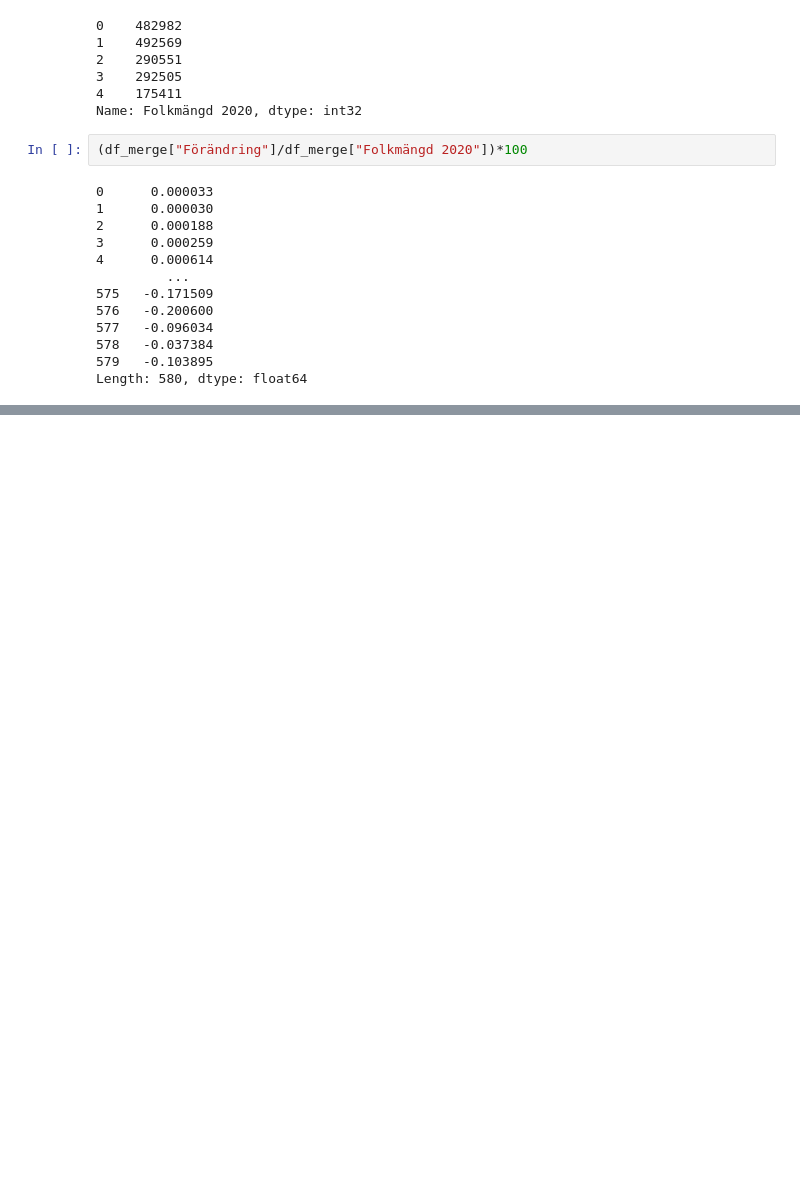
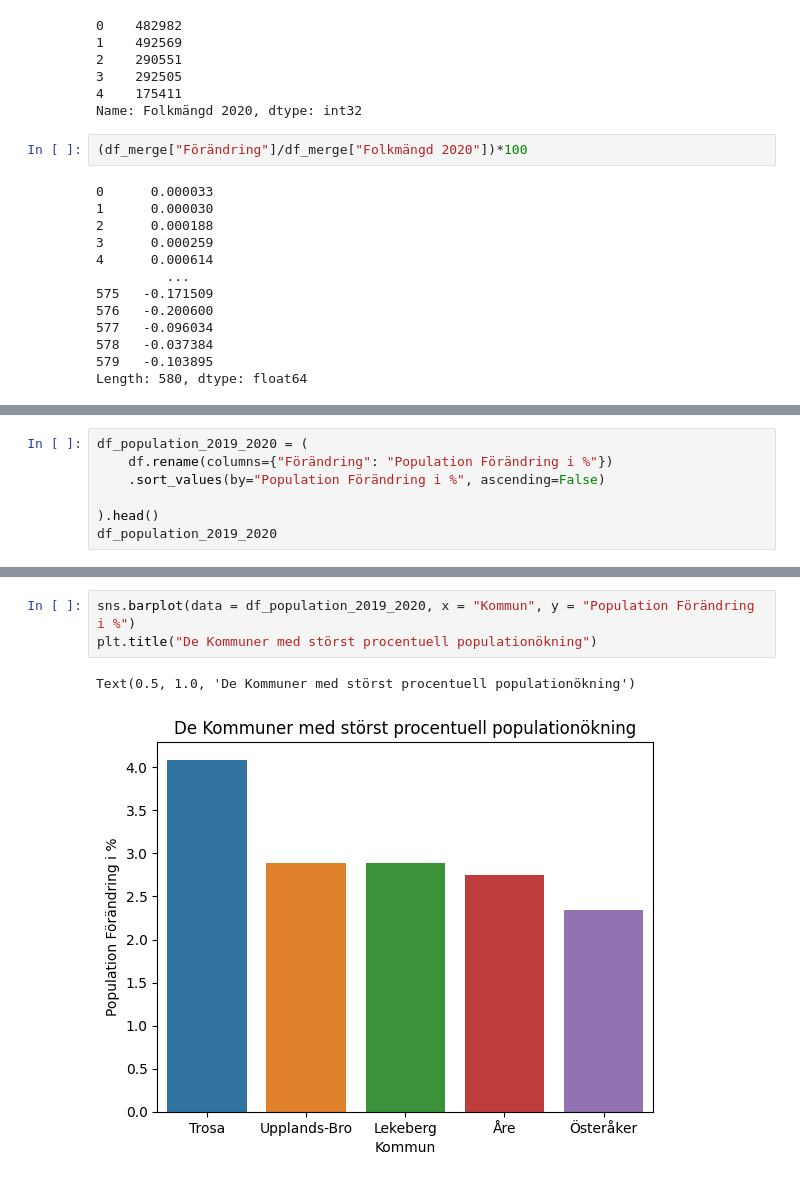
Before and after one commit to VineelaNedunuri/Databehandling-Vineela-Nedunuri, a Jupyter notebook: Exercises/E00_pandas_basic_syntax.ipynb, the cells around one changed output, grey strips where cells are left out. Saved outputs shown, nothing was run; the diff lists cells and outputs as text; blank space fills up the shorter version.

```diff
--- a/Exercises/E00_pandas_basic_syntax.ipynb
+++ b/Exercises/E00_pandas_basic_syntax.ipynb
@@ -637,0 +614,7 @@ df_merge
+# %%
+df_population_2019_2020 = (
+    df.rename(columns={"Förändring": "Population Förändring i %"})
+    .sort_values(by="Population Förändring i %", ascending=False)
+
+).head()
+df_population_2019_2020
@@ -637,0 +628,6 @@ df_merge
+# %%
+sns.barplot(data = df_population_2019_2020, x = "Kommun", y = "Population Förändring i %")
+plt.title("De Kommuner med störst procentuell populationökning")
+# %% [output]
+Text(0.5, 1.0, 'De Kommuner med störst procentuell populationökning')
+[figure, added]
```
Also changed, not shown: parts of 3 cells of this notebook.
